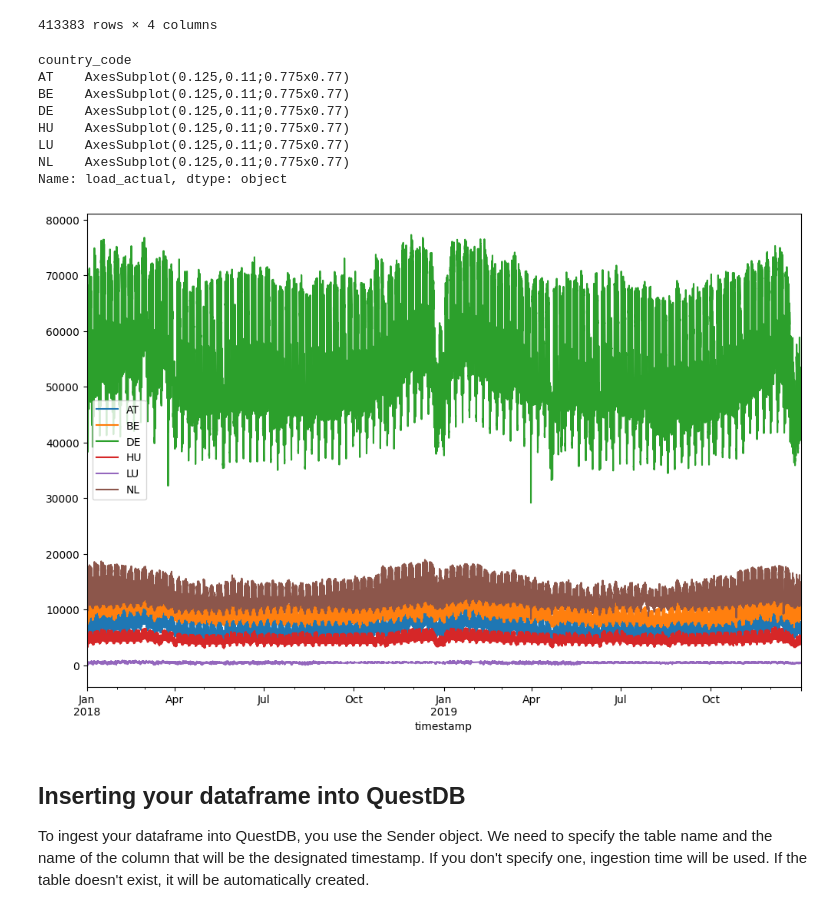
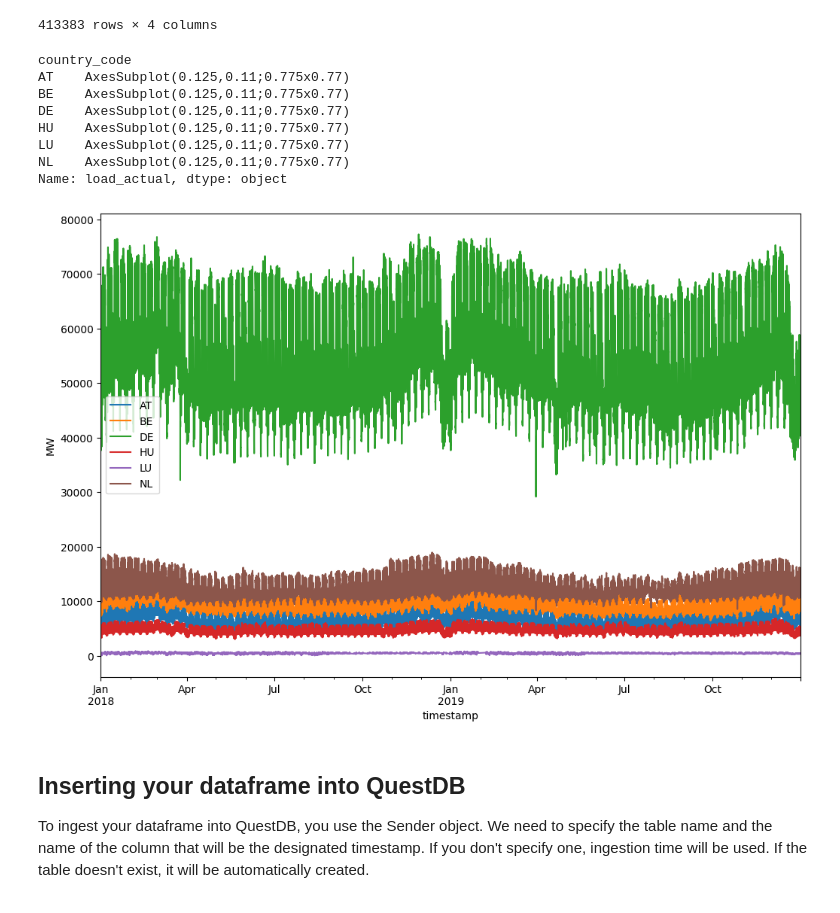
Before and after one commit to questdb/play, a Jupyter notebook: notebooks/play.ipynb, the cells around one changed output. Cells and saved outputs as stored; diff of their text form; code cells hidden in the pictures.

```diff
--- a/notebooks/play.ipynb
+++ b/notebooks/play.ipynb
@@ -51,17 +51,17 @@ df
 413383 rows × 4 columns
 # %%
 plt.figure(figsize=(12,8))
-df.set_index('timestamp').groupby('country_code')['load_actual'].plot(legend=True)
+df.set_index('timestamp').groupby('country_code')['load_actual'].plot(legend=True, ylabel="MW")
 # %% [output]
 country_code
 AT    AxesSubplot(0.125,0.11;0.775x0.77)
 BE    AxesSubplot(0.125,0.11;0.775x0.77)
 DE    AxesSubplot(0.125,0.11;0.775x0.77)
 HU    AxesSubplot(0.125,0.11;0.775x0.77)
 LU    AxesSubplot(0.125,0.11;0.775x0.77)
 NL    AxesSubplot(0.125,0.11;0.775x0.77)
 Name: load_actual, dtype: object
-[figure, old version]
+[figure, new version]
 # %% [markdown]
 ## Inserting your dataframe into QuestDB
 
```
Also changed, not shown: parts of 9 cells of this notebook.
